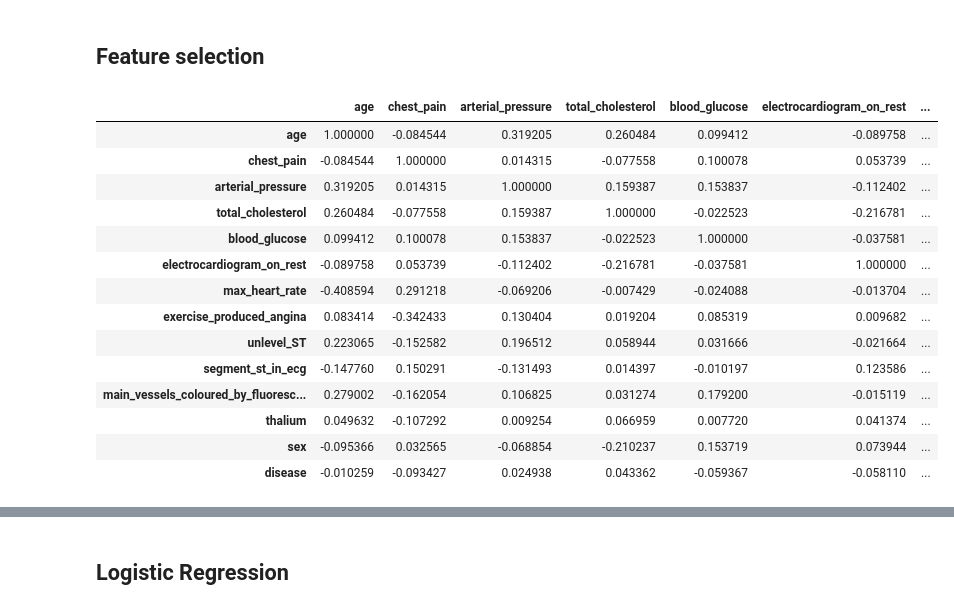
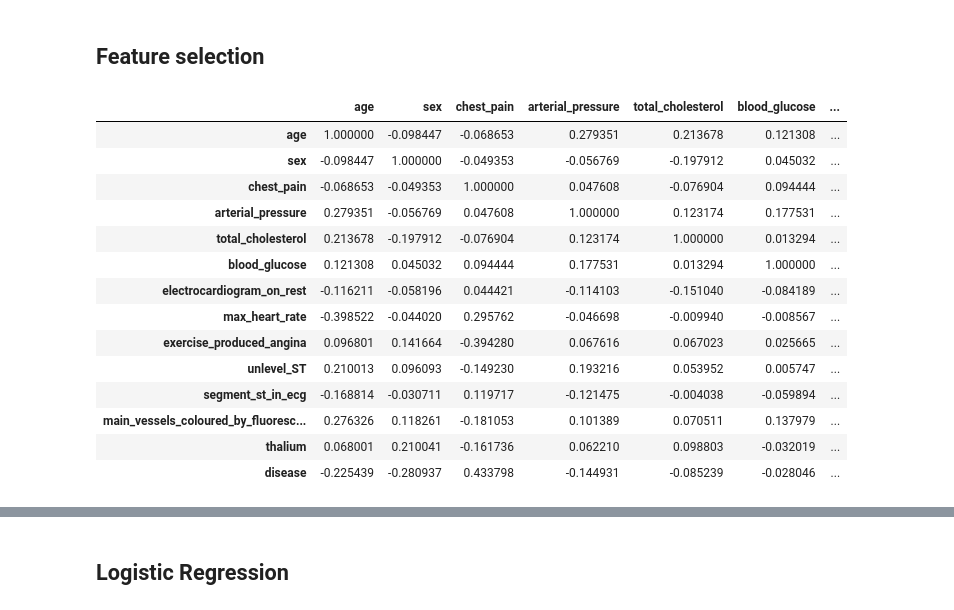
Before and after one commit to AlejandroAlegrePinilla/Heart_Disease_Predictor, a Jupyter notebook: main.ipynb, the cells around one changed output, grey strips where cells are left out. Saved outputs shown, nothing was run; the diff lists cells and outputs as text; code cells hidden in the pictures.

```diff
--- a/main.ipynb
+++ b/main.ipynb
@@ -196,24 +124,24 @@ X_train, X_test, y_train, y_test = train_test_split(X_scaled, y, test_size=0.2,
 # %%
 # Correlation Matrix
 
-correlation_matrix = df_resampled.corr()
+correlation_matrix = df.corr()
 correlation_matrix
 # %% [output]
-|  | age | chest_pain | arterial_pressure | total_cholesterol | blood_glucose | electrocardiogram_on_rest | ... |
-| age | 1.000000 | -0.084544 | 0.319205 | 0.260484 | 0.099412 | -0.089758 | ... |
-| chest_pain | -0.084544 | 1.000000 | 0.014315 | -0.077558 | 0.100078 | 0.053739 | ... |
-| arterial_pressure | 0.319205 | 0.014315 | 1.000000 | 0.159387 | 0.153837 | -0.112402 | ... |
-| total_cholesterol | 0.260484 | -0.077558 | 0.159387 | 1.000000 | -0.022523 | -0.216781 | ... |
-| blood_glucose | 0.099412 | 0.100078 | 0.153837 | -0.022523 | 1.000000 | -0.037581 | ... |
-| electrocardiogram_on_rest | -0.089758 | 0.053739 | -0.112402 | -0.216781 | -0.037581 | 1.000000 | ... |
-| max_heart_rate | -0.408594 | 0.291218 | -0.069206 | -0.007429 | -0.024088 | -0.013704 | ... |
-| exercise_produced_angina | 0.083414 | -0.342433 | 0.130404 | 0.019204 | 0.085319 | 0.009682 | ... |
-| unlevel_ST | 0.223065 | -0.152582 | 0.196512 | 0.058944 | 0.031666 | -0.021664 | ... |
-| segment_st_in_ecg | -0.147760 | 0.150291 | -0.131493 | 0.014397 | -0.010197 | 0.123586 | ... |
-| main_vessels_coloured_by_fluoresc... | 0.279002 | -0.162054 | 0.106825 | 0.031274 | 0.179200 | -0.015119 | ... |
-| thalium | 0.049632 | -0.107292 | 0.009254 | 0.066959 | 0.007720 | 0.041374 | ... |
-| sex | -0.095366 | 0.032565 | -0.068854 | -0.210237 | 0.153719 | 0.073944 | ... |
-| disease | -0.010259 | -0.093427 | 0.024938 | 0.043362 | -0.059367 | -0.058110 | ... |
+|  | age | sex | chest_pain | arterial_pressure | total_cholesterol | blood_glucose | ... |
+| age | 1.000000 | -0.098447 | -0.068653 | 0.279351 | 0.213678 | 0.121308 | ... |
+| sex | -0.098447 | 1.000000 | -0.049353 | -0.056769 | -0.197912 | 0.045032 | ... |
+| chest_pain | -0.068653 | -0.049353 | 1.000000 | 0.047608 | -0.076904 | 0.094444 | ... |
+| arterial_pressure | 0.279351 | -0.056769 | 0.047608 | 1.000000 | 0.123174 | 0.177531 | ... |
+| total_cholesterol | 0.213678 | -0.197912 | -0.076904 | 0.123174 | 1.000000 | 0.013294 | ... |
+| blood_glucose | 0.121308 | 0.045032 | 0.094444 | 0.177531 | 0.013294 | 1.000000 | ... |
+| electrocardiogram_on_rest | -0.116211 | -0.058196 | 0.044421 | -0.114103 | -0.151040 | -0.084189 | ... |
+| max_heart_rate | -0.398522 | -0.044020 | 0.295762 | -0.046698 | -0.009940 | -0.008567 | ... |
+| exercise_produced_angina | 0.096801 | 0.141664 | -0.394280 | 0.067616 | 0.067023 | 0.025665 | ... |
+| unlevel_ST | 0.210013 | 0.096093 | -0.149230 | 0.193216 | 0.053952 | 0.005747 | ... |
+| segment_st_in_ecg | -0.168814 | -0.030711 | 0.119717 | -0.121475 | -0.004038 | -0.059894 | ... |
+| main_vessels_coloured_by_fluoresc... | 0.276326 | 0.118261 | -0.181053 | 0.101389 | 0.070511 | 0.137979 | ... |
+| thalium | 0.068001 | 0.210041 | -0.161736 | 0.062210 | 0.098803 | -0.032019 | ... |
+| disease | -0.225439 | -0.280937 | 0.433798 | -0.144931 | -0.085239 | -0.028046 | ... |
 # %%
 # Correlation Heatmap
 
```
Also changed, not shown: parts of 17 cells of this notebook, 4 other files.
